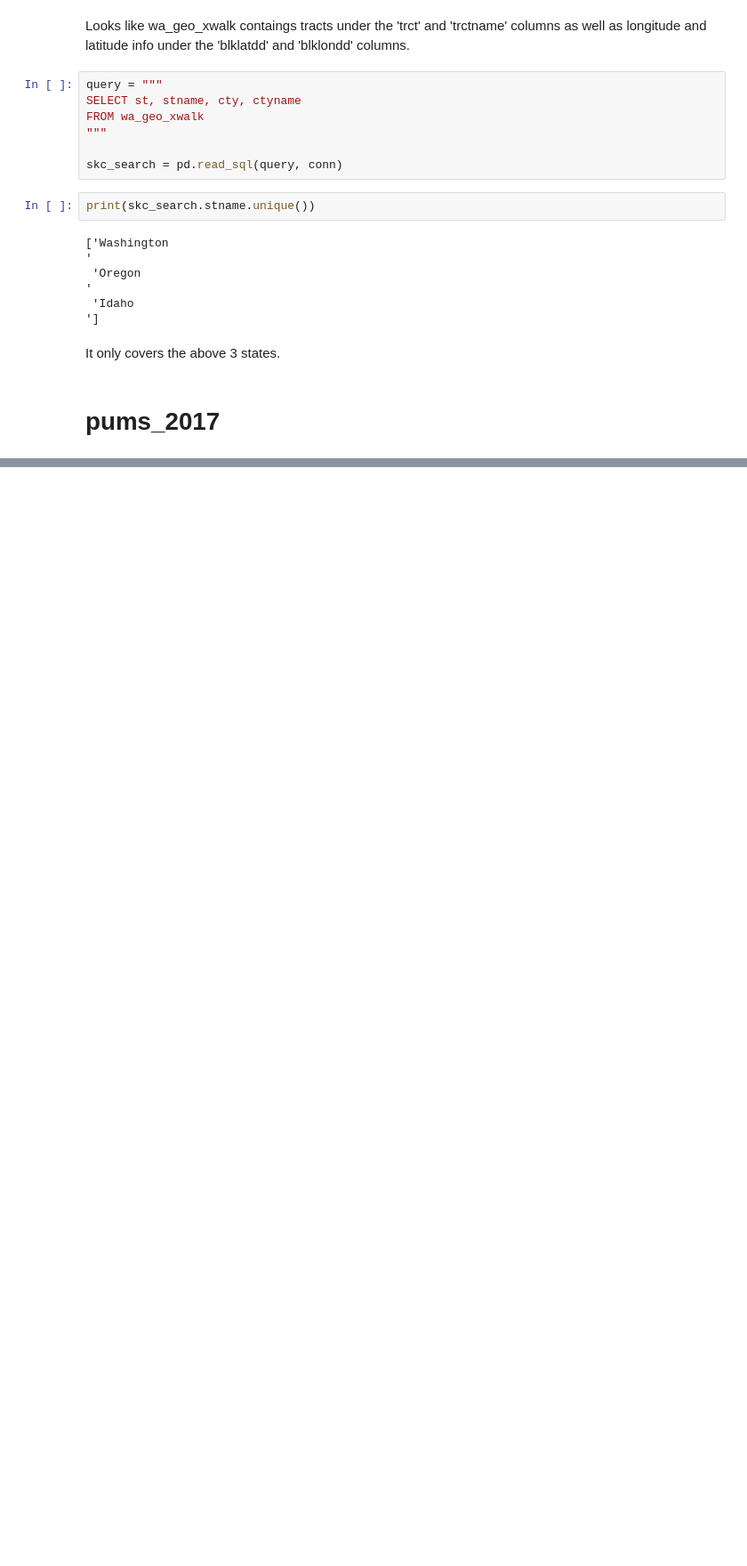
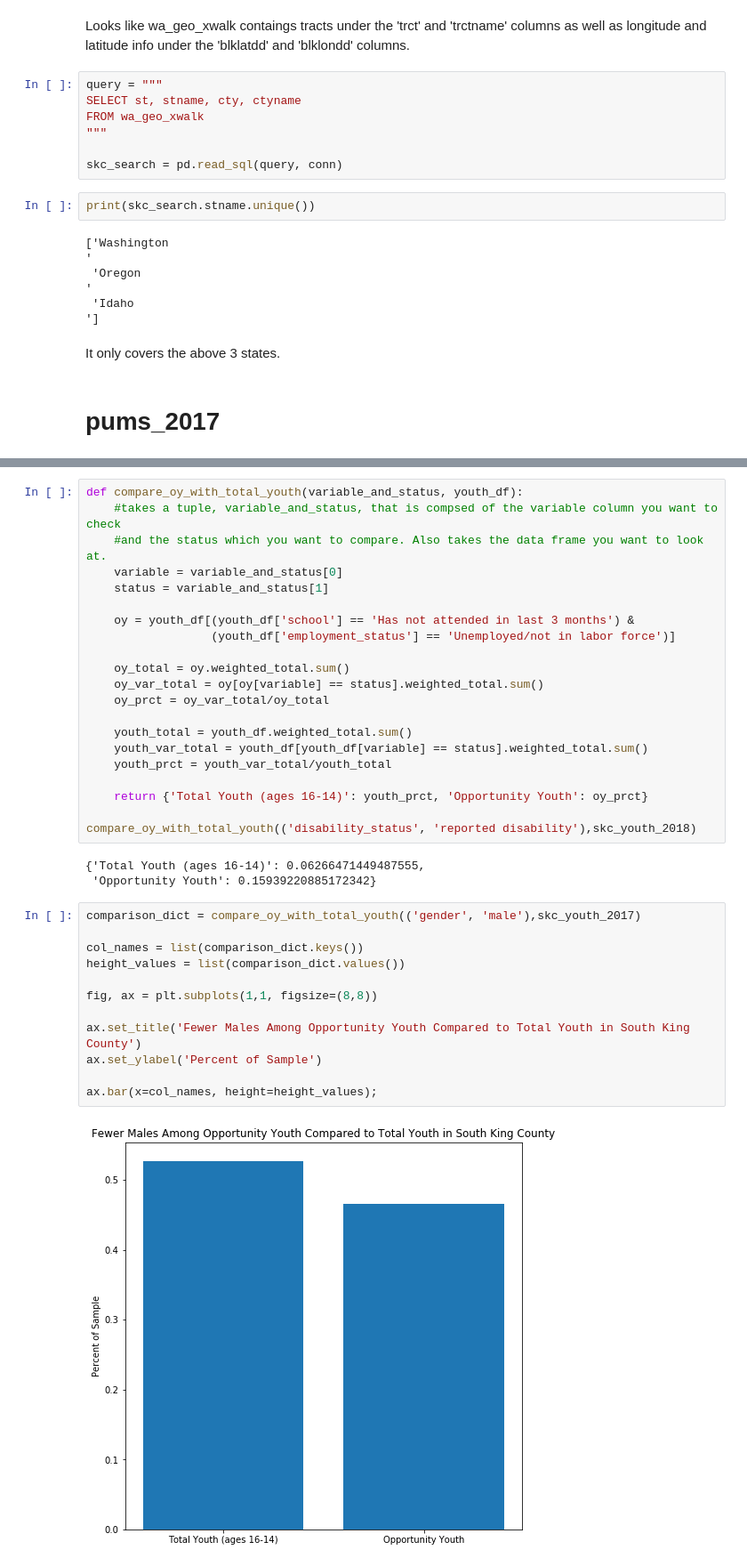
Before and after one commit to mesterhammerfic/mod-1-project-chicago-seattle-ds-051120, a Jupyter notebook: notebooks/exploratory/02_mef_database_descriptions.ipynb, the cells around one changed output, grey strips where cells are left out. Shown at 89% size. Cells and saved outputs as stored; diff of their text form; blank space fills up the shorter version.

```diff
--- a/notebooks/exploratory/02_mef_database_descriptions.ipynb
+++ b/notebooks/exploratory/02_mef_database_descriptions.ipynb
@@ -140,0 +251,38 @@ It only covers the above 3 states.
+# %%
+def compare_oy_with_total_youth(variable_and_status, youth_df):
+    #takes a tuple, variable_and_status, that is compsed of the variable column you want to check
+    #and the status which you want to compare. Also takes the data frame you want to look at.
+    variable = variable_and_status[0]
+    status = variable_and_status[1]
+
+    oy = youth_df[(youth_df['school'] == 'Has not attended in last 3 months') &
+                  (youth_df['employment_status'] == 'Unemployed/not in labor force')]
+
+    oy_total = oy.weighted_total.sum()
+    oy_var_total = oy[oy[variable] == status].weighted_total.sum()
+    oy_prct = oy_var_total/oy_total
+
+    youth_total = youth_df.weighted_total.sum()
+    youth_var_total = youth_df[youth_df[variable] == status].weighted_total.sum()
+    youth_prct = youth_var_total/youth_total
+
+    return {'Total Youth (ages 16-14)': youth_prct, 'Opportunity Youth': oy_prct}
+
+compare_oy_with_total_youth(('disability_status', 'reported disability'),skc_youth_2018)
+# %% [output]
+{'Total Youth (ages 16-14)': 0.06266471449487555,
+ 'Opportunity Youth': 0.15939220885172342}
+# %%
+comparison_dict = compare_oy_with_total_youth(('gender', 'male'),skc_youth_2017)
+
+col_names = list(comparison_dict.keys())
+height_values = list(comparison_dict.values())
+
+fig, ax = plt.subplots(1,1, figsize=(8,8))
+
+ax.set_title('Fewer Males Among Opportunity Youth Compared to Total Youth in South King County')
+ax.set_ylabel('Percent of Sample')
+
+ax.bar(x=col_names, height=height_values);
+# %% [output]
+[figure, added]
```
Also changed, not shown: parts of 11 cells of this notebook.
